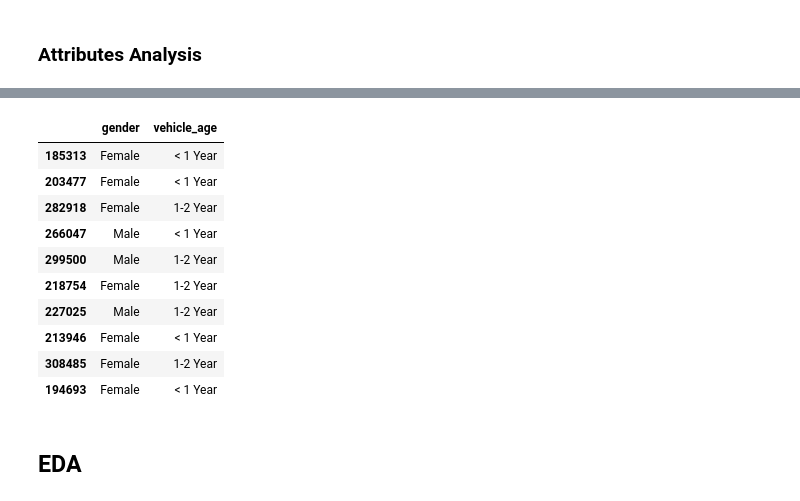
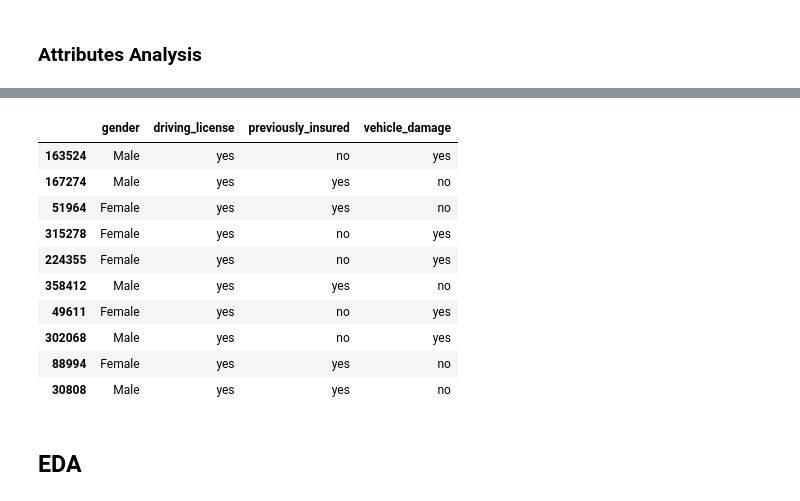
Before and after one commit to TalithaStella/Health_Insurence, a Jupyter notebook: PA004-HI.ipynb, the cells around one changed output, grey strips where cells are left out. Cells and saved outputs as stored; diff of their text form; code cells hidden in the pictures.

```diff
--- a/PA004-HI.ipynb
+++ b/PA004-HI.ipynb
@@ -85,7 +88,7 @@ def vehicle(data):     # Removendo Year
 def vehicle_change(data):    #Changing Vehicle
 
     data['vehicle_damage'] = data.apply( lambda x: 0 if x['vehicle_damage'] == 'No' else 1, axis=1 )
-    data['vehicle_age_year'] = data['vehicle_age'].apply(vehicle)
+    data['vehicle_age'] = data['vehicle_age'].apply(vehicle)
 
     changes = data
     return changes
@@ -223,0 +228,3 @@ df2.head(1)
+# %%
+df3 = df2.copy()
+df_cat = df2.copy()
@@ -223,0 +237,8 @@ df2.head(1)
+# %%
+# Changing var. Categ para o EDA.
+
+# cat_attributes = driving_license, previously_insured, vehicle_damage, gender
+
+df_cat['vehicle_damage'] = df_cat.apply( lambda x: 'no' if x['vehicle_damage'] == 0 else 'yes', axis=1 )
+df_cat['driving_license'] = df_cat.apply( lambda x:'no' if x['driving_license'] == 0 else 'yes', axis=1 )
+df_cat['previously_insured'] = df_cat.apply( lambda x:'no' if x['previously_insured'] == 0 else 'yes', axis=1 )
@@ -303,18 +333,18 @@ table_m
 # %%
-cat_attributes = df2.select_dtypes( include=['object']).sample(10)
+cat_attributes = df_cat.select_dtypes( include=['object']).sample(10)
 cat_attributes
 # %% [output]
-|  | gender | vehicle_age |
-| 185313 | Female | < 1 Year |
-| 203477 | Female | < 1 Year |
-| 282918 | Female | 1-2 Year |
-| 266047 | Male | < 1 Year |
-| 299500 | Male | 1-2 Year |
-| 218754 | Female | 1-2 Year |
-| 227025 | Male | 1-2 Year |
-| 213946 | Female | < 1 Year |
-| 308485 | Female | 1-2 Year |
-| 194693 | Female | < 1 Year |
+|  | gender | driving_license | previously_insured | vehicle_damage |
+| 163524 | Male | yes | no | yes |
+| 167274 | Male | yes | yes | no |
+| 51964 | Female | yes | yes | no |
+| 315278 | Female | yes | no | yes |
+| 224355 | Female | yes | no | yes |
+| 358412 | Male | yes | yes | no |
+| 49611 | Female | yes | no | yes |
+| 302068 | Male | yes | no | yes |
+| 88994 | Female | yes | yes | no |
+| 30808 | Male | yes | yes | no |
 # %% [markdown]
 ## EDA
 # %% [markdown]
```
Also changed, not shown: parts of 49 cells of this notebook.
